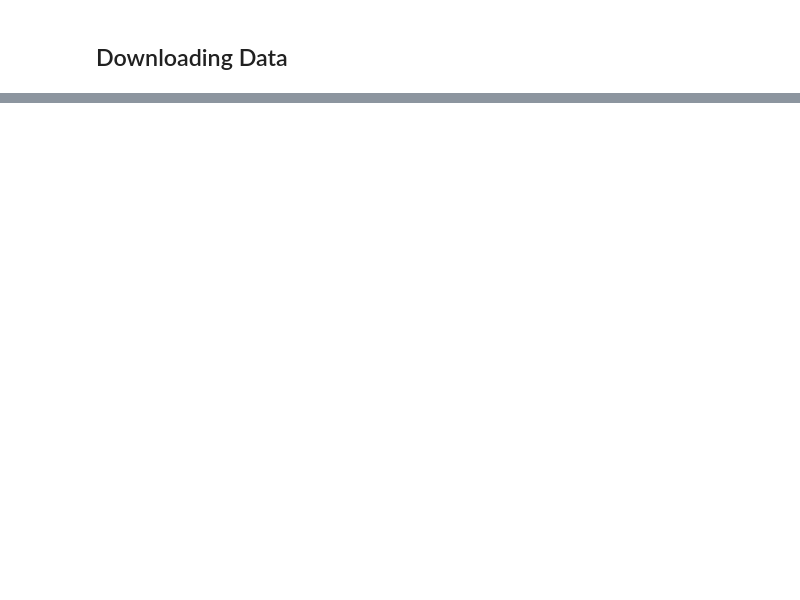
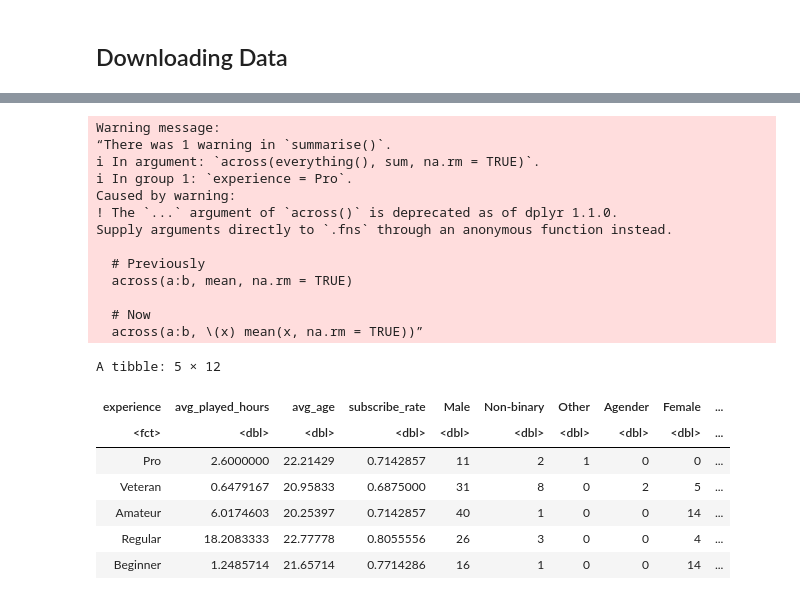
Before and after one commit to Jaden51/dsci-100-project-008-30, a Jupyter notebook: project.ipynb, the cells around one changed output, grey strips where cells are left out. Drawn from its saved outputs; the diff is of its cells as text; code cells hidden in the pictures; blank space fills up the shorter version.

```diff
--- a/project.ipynb
+++ b/project.ipynb
@@ -129,0 +137,11 @@ A tibble: 5 × 6
+# %%
+players_summary <- players_selected |>
+  group_by(experience) |>
+  summarise(
+    avg_played_hours = mean(played_hours, na.rm = TRUE),
+    avg_age = mean(age, na.rm = TRUE),
+    subscribe_rate = mean(subscribe, na.rm = TRUE),
+    gender_categories = paste(names(table(gender)), table(gender), sep = ":", collapse = ","),
+    count = n(),
+    .groups = "drop")
+head(players_summary)
@@ -129,0 +157,49 @@ A tibble: 5 × 6
+# %%
+players_gender <- players_summary
+  experience = c("Pro", "Veteran", "Amateur", "Regular", "Beginner")
+  gender_categories = c("Male:11,Non-binary:2,Other:1",
+                        "Agender:2,Female:5,Male:31,Non-binary:8,Prefer not to say:2",
+                        "Female:14,Male:40,Non-binary:1,Prefer not to say:4,Two-Spirited:4",
+                        "Female:4,Male:26,Non-binary:3,Prefer not to say:2,Two-Spirited:1",
+                        "Female:14,Male:16,Non-binary:1,Prefer not to say:3,Two-Spirited:1")
+  stringsAsFactors = FALSE
+
+players_gender_final <- players_gender |>
+  separate_rows(gender_categories, sep = ",") |>
+  separate(gender_categories, into = c("gender", "count"), sep = ":") |>
+  mutate(count = as.numeric(count))
+
+players_one_hot <- players_gender_final %>%
+  pivot_wider(names_from = gender, values_from = count, values_fill = list(count = 0))
+
+
+players_final_one_hot <- players_one_hot |>
+  group_by(experience) |>
+  summarise(across(everything(), sum, na.rm = TRUE))
+players_final_sum <- players_final_one_hot |>
+  rowwise() |>
+  mutate(total_gender_count = sum(c(Male, `Non-binary`, Other, Agender, Female, `Prefer not to say`, `Two-Spirited`), na.rm = TRUE)) |>
+  ungroup()
+players_final_sum
+# %% [output]
+Warning message:
+“There was 1 warning in `summarise()`.
+ℹ In argument: `across(everything(), sum, na.rm = TRUE)`.
+ℹ In group 1: `experience = Pro`.
+Caused by warning:
+! The `...` argument of `across()` is deprecated as of dplyr 1.1.0.
+Supply arguments directly to `.fns` through an anonymous function instead.
+
+  # Previously
+  across(a:b, mean, na.rm = TRUE)
+
+  # Now
+  across(a:b, \(x) mean(x, na.rm = TRUE))”
+A tibble: 5 × 12
+| experience | avg_played_hours | avg_age | subscribe_rate | Male | Non-binary | Other | Agender | Female | ... |
+| <fct> | <dbl> | <dbl> | <dbl> | <dbl> | <dbl> | <dbl> | <dbl> | <dbl> | ... |
+| Pro | 2.6000000 | 22.21429 | 0.7142857 | 11 | 2 | 1 | 0 | 0 | ... |
+| Veteran | 0.6479167 | 20.95833 | 0.6875000 | 31 | 8 | 0 | 2 | 5 | ... |
+| Amateur | 6.0174603 | 20.25397 | 0.7142857 | 40 | 1 | 0 | 0 | 14 | ... |
+| Regular | 18.2083333 | 22.77778 | 0.8055556 | 26 | 3 | 0 | 0 | 4 | ... |
+| Beginner | 1.2485714 | 21.65714 | 0.7714286 | 16 | 1 | 0 | 0 | 14 | ... |
```
Also changed, not shown: parts of 9 cells of this notebook.
